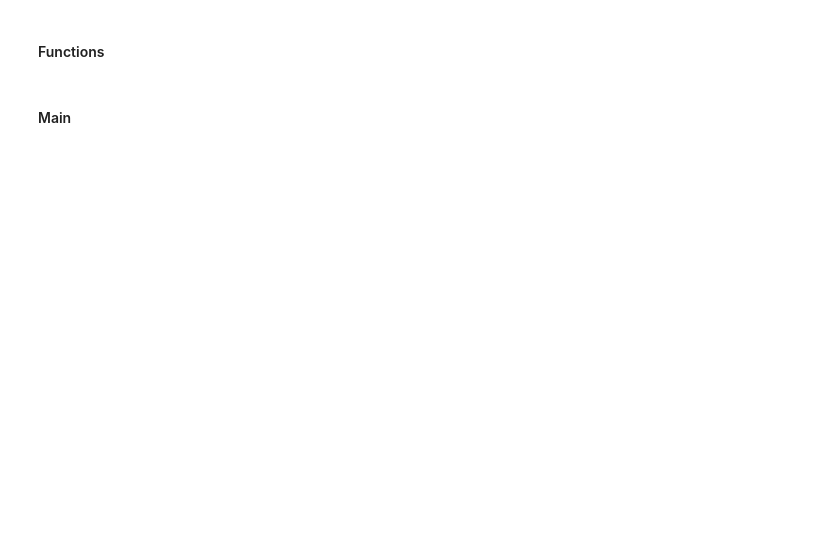
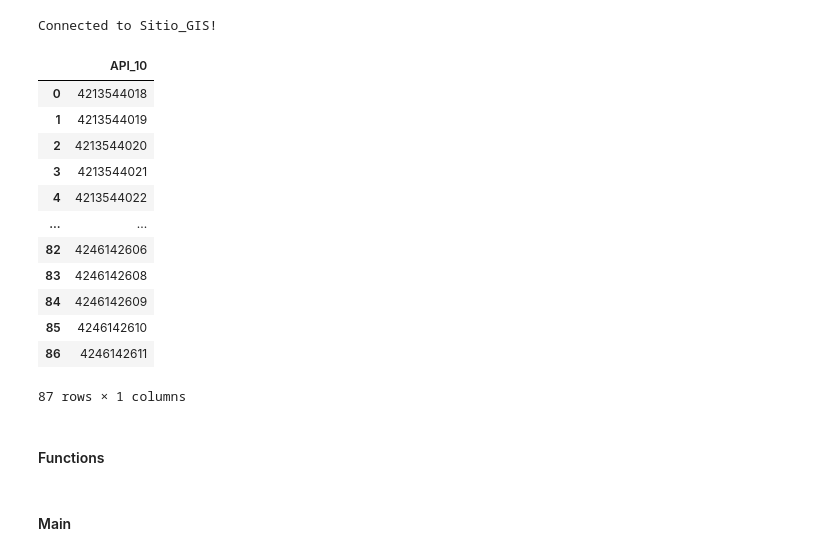
Before and after one commit to apoorvasaxena03/RRC, a Jupyter notebook: notebook/rrc_scraper.ipynb, the cells around one changed output. Saved outputs shown, nothing was run; the diff lists cells and outputs as text; code cells hidden in the pictures; blank space fills up the shorter version.

```diff
--- a/notebook/rrc_scraper.ipynb
+++ b/notebook/rrc_scraper.ipynb
@@ -10,5 +12,36 @@ import time
 import urllib3
 urllib3.disable_warnings(urllib3.exceptions.InsecureRequestWarning)
+# %%
+try:
+    cnx = connect_to_db(dbname='Sitio_GIS')
+    cursor = cnx.cursor()
+    query = f'''SELECT distinct [API_10]
+                FROM [Sitio_GIS].[dbo].[STR_WELL_UNITS]
+                left join [Conduit].[dbo].[CCWellHeaderAnalysis] on [Conduit].[dbo].[CCWellHeaderAnalysis].[Api10] = [Sitio_GIS].[dbo].[STR_WELL_UNITS].[API_10]
+                where ([Conduit].[dbo].[CCWellHeaderAnalysis].[State] = 'TX') and ([Sitio_GIS].[dbo].[STR_WELL_UNITS].[created_date] >= '2024-01-01');'''
+    df_api = pd.read_sql(query,con=cnx)
+except Exception as e:
+    print(e)
+finally:
+    cursor.close()
+    cnx.close()
+
+df_api
+# %% [output]
+Connected to Sitio_GIS!
+|  | API_10 |
+| 0 | 4213544018 |
+| 1 | 4213544019 |
+| 2 | 4213544020 |
+| 3 | 4213544021 |
+| 4 | 4213544022 |
+| ... | ... |
+| 82 | 4246142606 |
+| 83 | 4246142608 |
+| 84 | 4246142609 |
+| 85 | 4246142610 |
+| 86 | 4246142611 |
+87 rows × 1 columns
 # %%
 base_url = 'https://webapps2.rrc.texas.gov/EWA/'
 query_url = base_url + 'drillingPermitsQueryAction.do'
```
Also changed, not shown: parts of 7 cells of this notebook, 4 other files.
